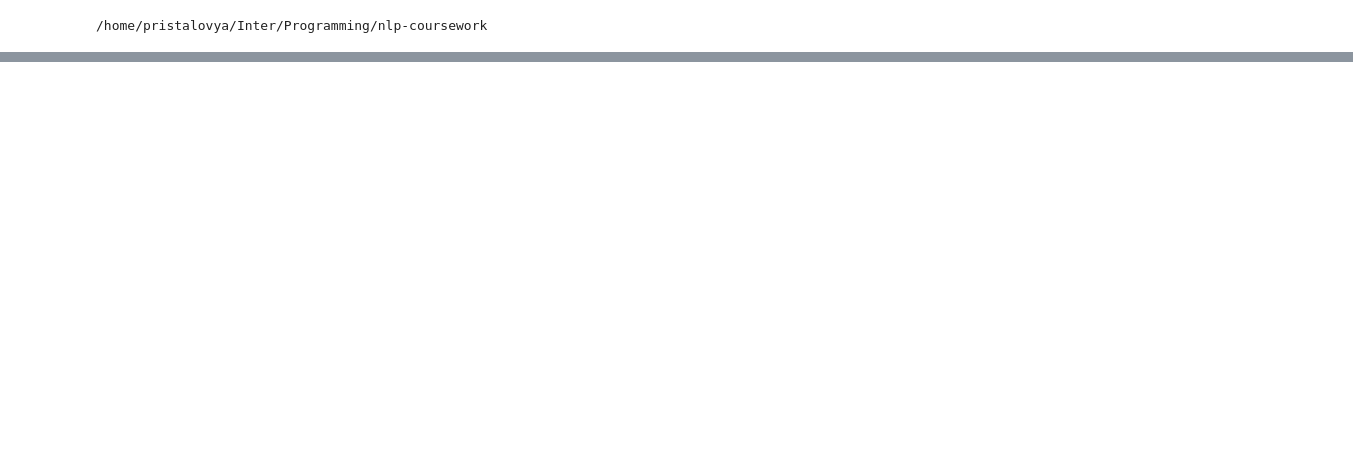
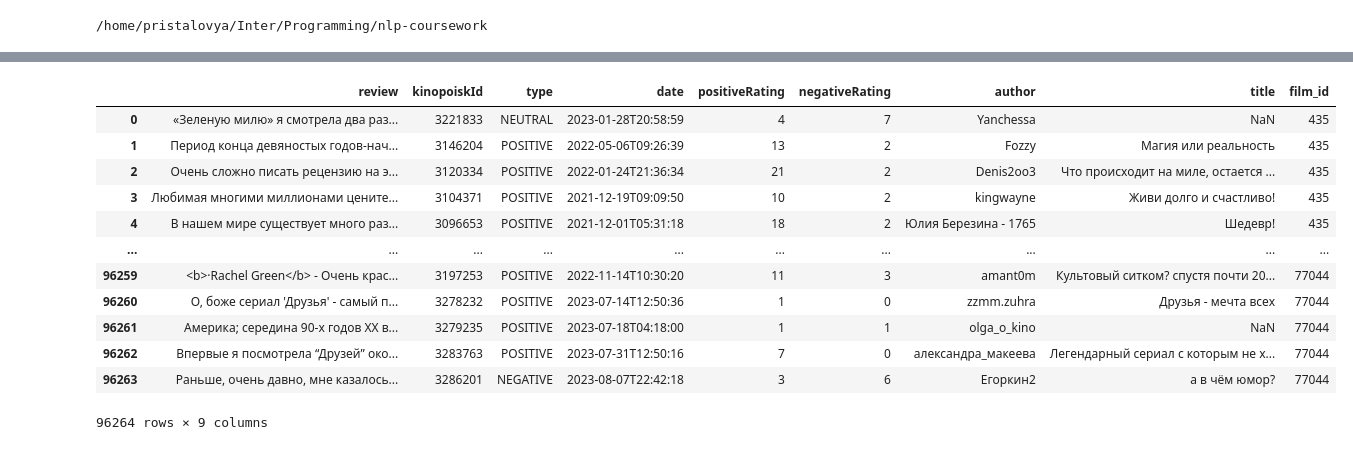
Before and after one commit to YaroslavPr17/nlp-coursework, a Jupyter notebook: notebooks/chores/Data_pipeline.ipynb, the cells around one changed output, grey strips where cells are left out. Saved outputs shown, nothing was run; the diff lists cells and outputs as text; code cells hidden in the pictures; blank space fills up the shorter version.

Commit message:
feat: Add local data pipelines (Test-mode)

```diff
--- a/notebooks/chores/Data_pipeline.ipynb
+++ b/notebooks/chores/Data_pipeline.ipynb
@@ -68,0 +139,16 @@ Dataset 'reviews.csv' was found in local storage.
+# %%
+pd.read_csv('data/temp/reviews2515.csv', index_col=0)
+# %% [output]
+|  | review | kinopoiskId | type | date | positiveRating | negativeRating | author | title | film_id |
+| 0 | «Зеленую милю» я смотрела два раз... | 3221833 | NEUTRAL | 2023-01-28T20:58:59 | 4 | 7 | Yanchessa | NaN | 435 |
+| 1 | Период конца девяностых годов-нач... | 3146204 | POSITIVE | 2022-05-06T09:26:39 | 13 | 2 | Fozzy | Магия или реальность | 435 |
+| 2 | Очень сложно писать рецензию на э... | 3120334 | POSITIVE | 2022-01-24T21:36:34 | 21 | 2 | Denis2oo3 | Что происходит на миле, остается ... | 435 |
+| 3 | Любимая многими миллионами цените... | 3104371 | POSITIVE | 2021-12-19T09:09:50 | 10 | 2 | kingwayne | Живи долго и счастливо! | 435 |
+| 4 | В нашем мире существует много раз... | 3096653 | POSITIVE | 2021-12-01T05:31:18 | 18 | 2 | Юлия Березина - 1765 | Шедевр! | 435 |
+| ... | ... | ... | ... | ... | ... | ... | ... | ... | ... |
+| 96259 | <b>·Rachel Green</b> - Очень крас... | 3197253 | POSITIVE | 2022-11-14T10:30:20 | 11 | 3 | amant0m | Культовый ситком? спустя почти 20... | 77044 |
+| 96260 | О, боже сериал 'Друзья' - самый п... | 3278232 | POSITIVE | 2023-07-14T12:50:36 | 1 | 0 | zzmm.zuhra | Друзья - мечта всех | 77044 |
+| 96261 | Америка; середина 90-х годов XX в... | 3279235 | POSITIVE | 2023-07-18T04:18:00 | 1 | 1 | olga_o_kino | NaN | 77044 |
+| 96262 | Впервые я посмотрела “Друзей” око... | 3283763 | POSITIVE | 2023-07-31T12:50:16 | 7 | 0 | александра_макеева | Легендарный сериал с которым не х... | 77044 |
+| 96263 | Раньше, очень давно, мне казалось... | 3286201 | NEGATIVE | 2023-08-07T22:42:18 | 3 | 6 | Егоркин2 | а в чём юмор? | 77044 |
+96264 rows × 9 columns
```
Also changed, not shown: parts of 12 cells of this notebook, 6 other files.
